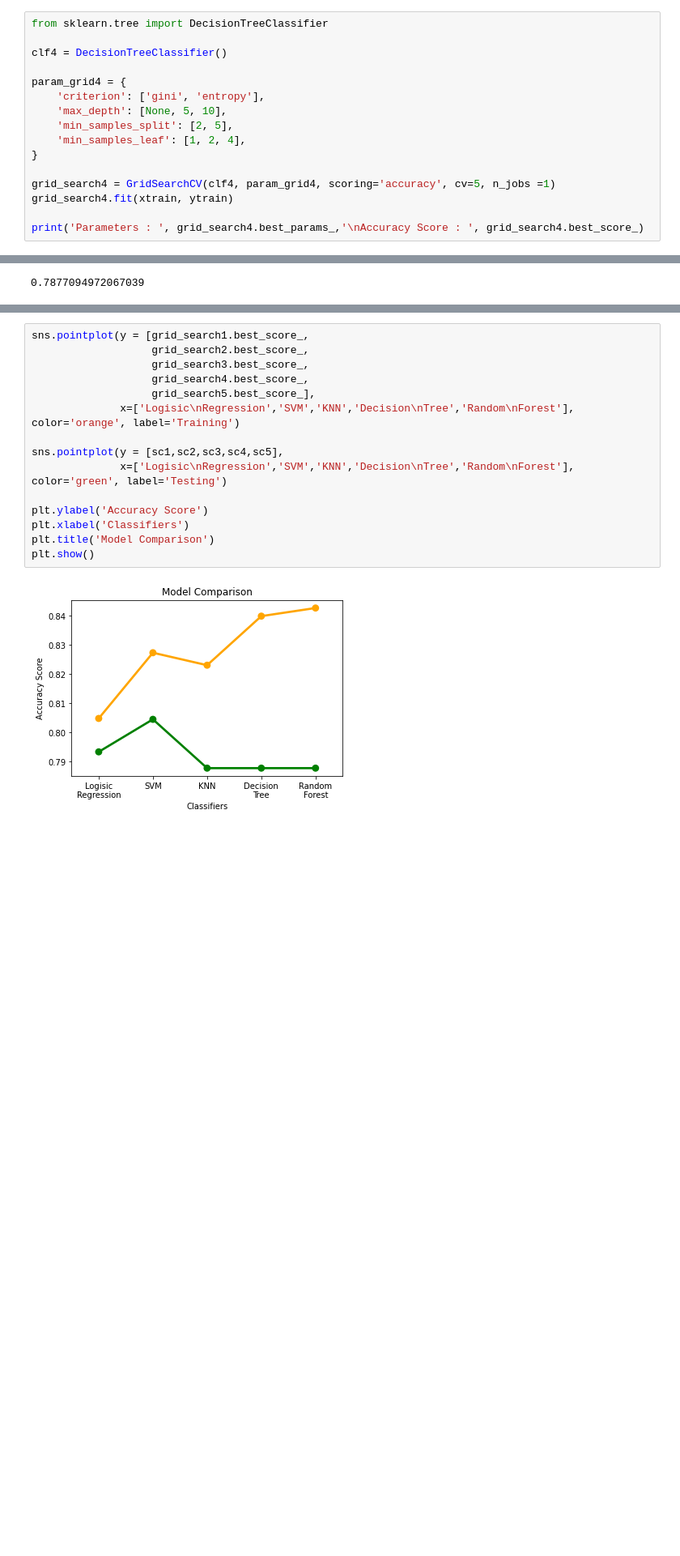
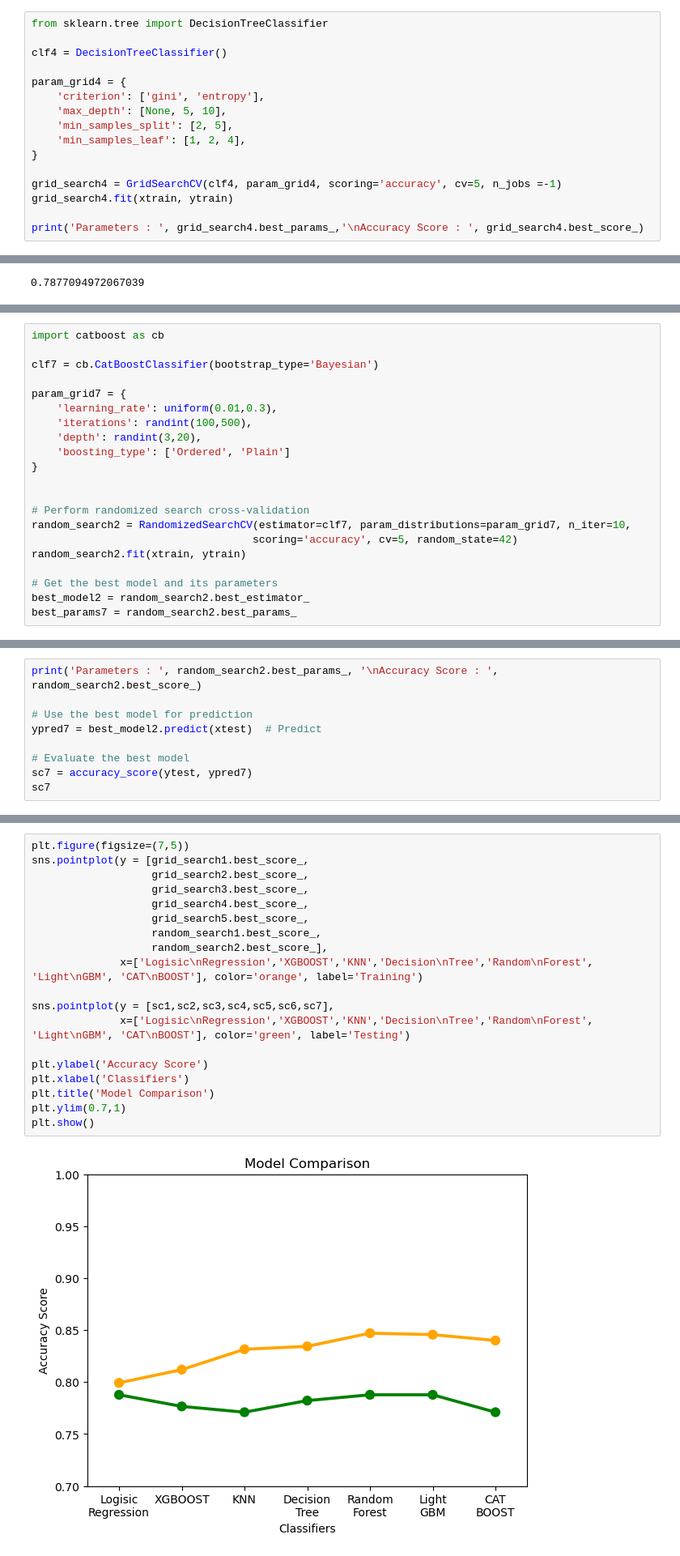
Before and after one commit to ashx010/Titanic_Analysis_Model, a Jupyter notebook: titanic-analysis-regression-model.ipynb, the cells around one changed output, grey strips where cells are left out. Shown at 81% size. Cells and saved outputs as stored; diff of their text form; blank space fills up the shorter version.

Commit message:
Feature Selection Included, Added New Models, Summarize Observations Findings.

```diff
--- a/titanic-analysis-regression-model.ipynb
+++ b/titanic-analysis-regression-model.ipynb
@@ -966,7 +946,7 @@ param_grid4 = {
     'min_samples_leaf': [1, 2, 4],
 }
 
-grid_search4 = GridSearchCV(clf4, param_grid4, scoring='accuracy', cv=5, n_jobs =1)
+grid_search4 = GridSearchCV(clf4, param_grid4, scoring='accuracy', cv=5, n_jobs =-1)
 grid_search4.fit(xtrain, ytrain)
 
 print('Parameters : ', grid_search4.best_params_,'\nAccuracy Score : ', grid_search4.best_score_)
@@ -1013,0 +1214,21 @@ sc5
+# %%
+import catboost as cb
+
+clf7 = cb.CatBoostClassifier(bootstrap_type='Bayesian')
+
+param_grid7 = {
+    'learning_rate': uniform(0.01,0.3),
+    'iterations': randint(100,500),
+    'depth': randint(3,20),
+    'boosting_type': ['Ordered', 'Plain']
+}
+
+
+# Perform randomized search cross-validation
+random_search2 = RandomizedSearchCV(estimator=clf7, param_distributions=param_grid7, n_iter=10,
+                                   scoring='accuracy', cv=5, random_state=42)
+random_search2.fit(xtrain, ytrain)
+
+# Get the best model and its parameters
+best_model2 = random_search2.best_estimator_
+best_params7 = random_search2.best_params_
@@ -1013,0 +1253,9 @@ sc5
+# %%
+print('Parameters : ', random_search2.best_params_, '\nAccuracy Score : ', random_search2.best_score_)
+
+# Use the best model for prediction
+ypred7 = best_model2.predict(xtest)  # Predict
+
+# Evaluate the best model
+sc7 = accuracy_score(ytest, ypred7)
+sc7
@@ -1016,20 +1282,24 @@ sc5
 # %%
+plt.figure(figsize=(7,5))
 sns.pointplot(y = [grid_search1.best_score_,
                    grid_search2.best_score_,
                    grid_search3.best_score_,
                    grid_search4.best_score_,
-                   grid_search5.best_score_],
-              x=['Logisic\nRegression','SVM','KNN','Decision\nTree','Random\nForest'], color='orange', label='Training')
+                   grid_search5.best_score_,
+                   random_search1.best_score_,
+                   random_search2.best_score_],
+              x=['Logisic\nRegression','XGBOOST','KNN','Decision\nTree','Random\nForest', 'Light\nGBM', 'CAT\nBOOST'], color='orange', label='Training')
 
-sns.pointplot(y = [sc1,sc2,sc3,sc4,sc5],
-              x=['Logisic\nRegression','SVM','KNN','Decision\nTree','Random\nForest'], color='green', label='Testing')
+sns.pointplot(y = [sc1,sc2,sc3,sc4,sc5,sc6,sc7],
+              x=['Logisic\nRegression','XGBOOST','KNN','Decision\nTree','Random\nForest', 'Light\nGBM', 'CAT\nBOOST'], color='green', label='Testing')
 
 plt.ylabel('Accuracy Score')
 plt.xlabel('Classifiers')
 plt.title('Model Comparison')
+plt.ylim(0.7,1)
 plt.show()
 # %% [output]
-[figure, old version]
+[figure, new version]
 # %% [markdown]
 # Final Model Deployement
 # %%
```
Also changed, not shown: parts of 55 cells of this notebook.
